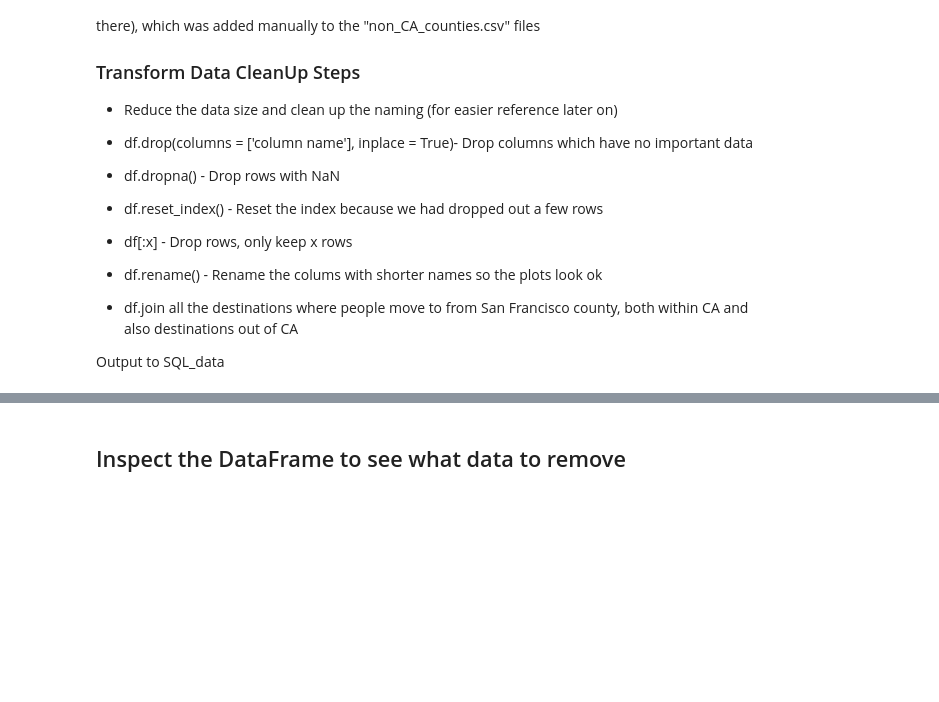
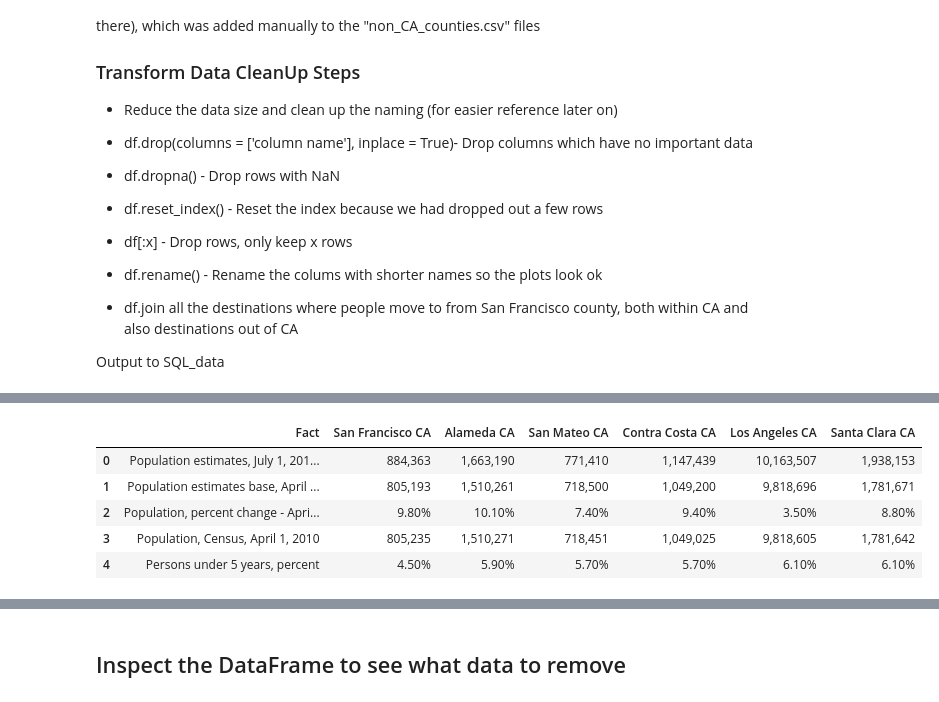
Before and after one commit to sn95033/ETL-Census-Data, a Jupyter notebook: Escape-the-Bay Database.ipynb, the cells around one changed output, grey strips where cells are left out. Cells and saved outputs as stored; diff of their text form; code cells hidden in the pictures; blank space fills up the shorter version.

```diff
--- a/Escape-the-Bay Database.ipynb
+++ b/Escape-the-Bay Database.ipynb
@@ -342,18 +389,25 @@ cols
 # %%
 CA_df = CA_counties.rename(columns = { 'San Francisco County, California': 'San Francisco CA',
                                       'Alameda County, California': 'Alameda CA',
                                       'San Mateo County, California': 'San Mateo CA',
                                       'Contra Costa County, California': 'Contra Costa CA',
                                       'Los Angeles County, California':'Los Angeles CA',
                                       'Santa Clara County, California':'Santa Clara CA',})
 
 
 non_CA_df = non_CA_counties.rename(columns = {'New York County (Manhattan Borough), New York': 'NY (Manhattan) NY',
                                              'King County, Washington': 'King WA', 'Multnomah County, Oregon': 'Multnomah OR',
-                                             'Kings County (Brooklyn Borough) New York': 'Kings (Brooklyn) NY',
+                                             'Kings County (Brooklyn Borough), New York': 'Kings (Brooklyn) NY',
                                              'Cook County, Illinois': 'Cook IL', })
 
 
 CA_df.head()
+# %% [output]
+|  | Fact | San Francisco CA | Alameda CA | San Mateo CA | Contra Costa CA | Los Angeles CA | Santa Clara CA |
+| 0 | Population estimates, July 1, 201... | 884,363 | 1,663,190 | 771,410 | 1,147,439 | 10,163,507 | 1,938,153 |
+| 1 | Population estimates base, April ... | 805,193 | 1,510,261 | 718,500 | 1,049,200 | 9,818,696 | 1,781,671 |
+| 2 | Population, percent change - Apri... | 9.80% | 10.10% | 7.40% | 9.40% | 3.50% | 8.80% |
+| 3 | Population, Census, April 1, 2010 | 805,235 | 1,510,271 | 718,451 | 1,049,025 | 9,818,605 | 1,781,642 |
+| 4 | Persons under 5 years, percent | 4.50% | 5.90% | 5.70% | 5.70% | 6.10% | 6.10% |
 # %%
 non_CA_df.head()
```
Also changed, not shown: parts of 38 cells of this notebook, 13 other files.
